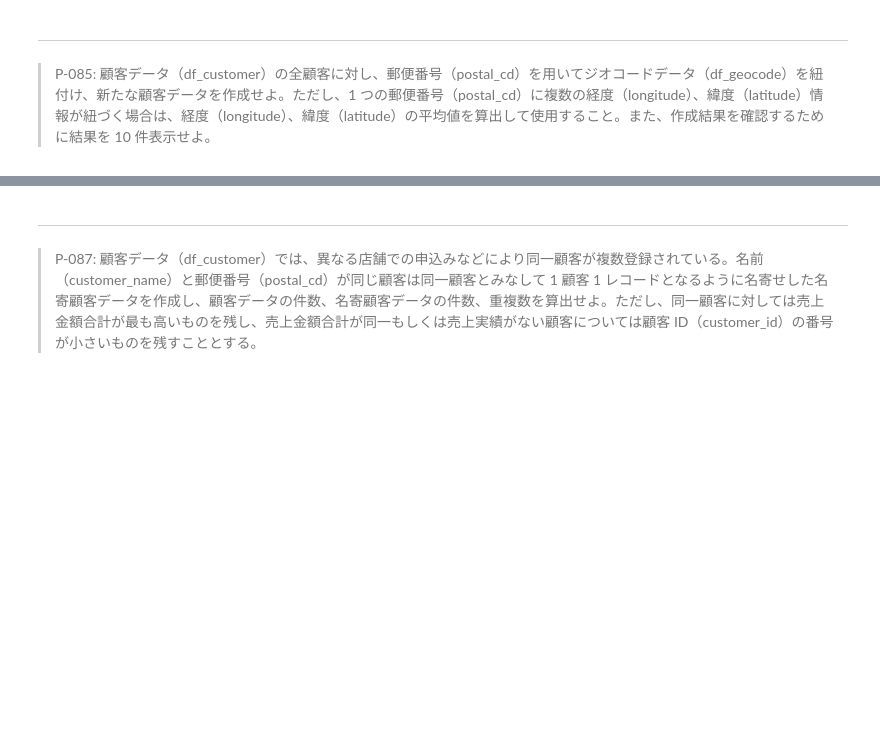
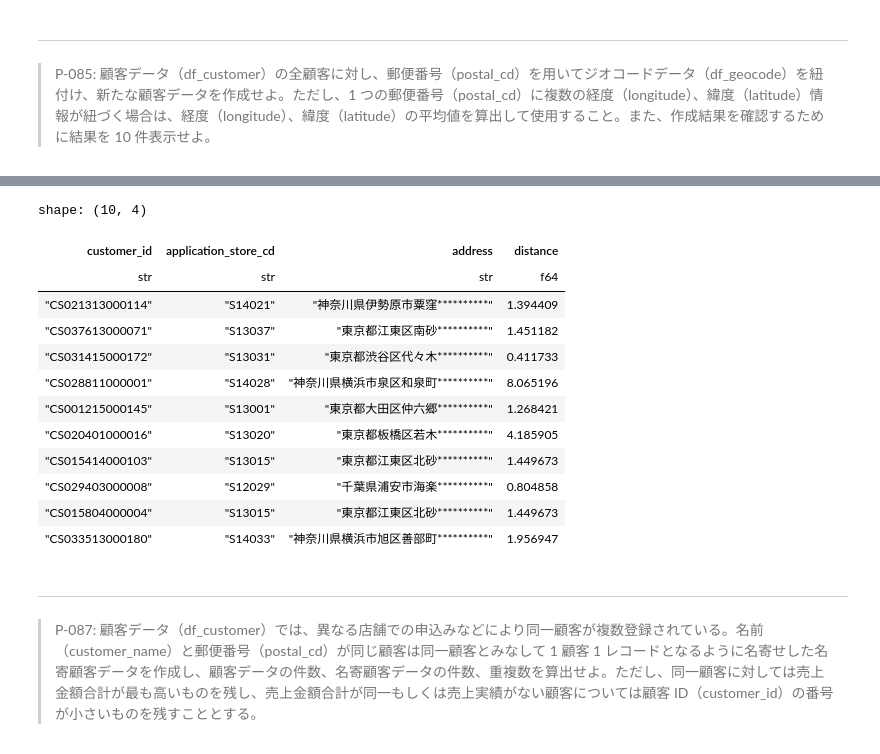
Before and after one commit to NMZ0429/ds_100knocks, a Jupyter notebook: content/100knocks-preprocess/docker/work/preprocess_knock_Python.ipynb, the cells around one changed output, grey strips where cells are left out. Drawn from its saved outputs; the diff is of its cells as text; code cells hidden in the pictures; blank space fills up the shorter version.

```diff
--- a/content/100knocks-preprocess/docker/work/preprocess_knock_Python.ipynb
+++ b/content/100knocks-preprocess/docker/work/preprocess_knock_Python.ipynb
@@ -2061,5 +2106,57 @@ $$
 + \cos \phi_1 * \cos \phi_2 * \cos(\lambda_1 − \lambda_2))
 $$
+# %%
+def distance_between(lat1: str, lon1: str, lat2: str, lon2: str):
+    def to_rad(x: pl.Expr) -> pl.Expr:
+        return pl.lit(math.pi / 180).mul(x)
+
+    return pl.lit(6371).mul(
+        (
+            to_rad(pl.col(lat1)).sin() * to_rad(pl.col(lat2)).sin()
+            + to_rad(pl.col(lat1)).cos()
+            * to_rad(pl.col(lat2)).cos()
+            * (to_rad(pl.col(lon1)) - to_rad(pl.col(lon2))).cos()
+        ).arccos()
+    )
+
+
+df_customer.join(
+    df_geocode.group_by("postal_cd").agg(
+        pl.col("latitude").cast(pl.Float64).mean().alias("mean_latitude"),
+        pl.col("longitude").cast(pl.Float64).mean().alias("mean_longitude"),
+    ),
+    on="postal_cd",
+    how="left",
+).join(
+    df_store.with_columns(
+        pl.col("latitude").cast(pl.Float64),
+        pl.col("longitude").cast(pl.Float64),
+    ),
+    left_on="application_store_cd",
+    right_on="store_cd",
+    how="inner",
+).select(
+    pl.col("customer_id"),
+    pl.col("application_store_cd"),
+    pl.col("address"),
+    distance_between("latitude", "longitude", "mean_latitude", "mean_longitude").alias(
+        "distance"
+    ),
+).head(10)
+# %% [output]
+shape: (10, 4)
+| customer_id | application_store_cd | address | distance |
+| str | str | str | f64 |
+| "CS021313000114" | "S14021" | "神奈川県伊勢原市粟窪**********" | 1.394409 |
+| "CS037613000071" | "S13037" | "東京都江東区南砂**********" | 1.451182 |
+| "CS031415000172" | "S13031" | "東京都渋谷区代々木**********" | 0.411733 |
+| "CS028811000001" | "S14028" | "神奈川県横浜市泉区和泉町**********" | 8.065196 |
+| "CS001215000145" | "S13001" | "東京都大田区仲六郷**********" | 1.268421 |
+| "CS020401000016" | "S13020" | "東京都板橋区若木**********" | 4.185905 |
+| "CS015414000103" | "S13015" | "東京都江東区北砂**********" | 1.449673 |
+| "CS029403000008" | "S12029" | "千葉県浦安市海楽**********" | 0.804858 |
+| "CS015804000004" | "S13015" | "東京都江東区北砂**********" | 1.449673 |
+| "CS033513000180" | "S14033" | "神奈川県横浜市旭区善部町**********" | 1.956947 |
 # %% [markdown]
 ---
 
```
Also changed, not shown: parts of 8 cells of this notebook.
